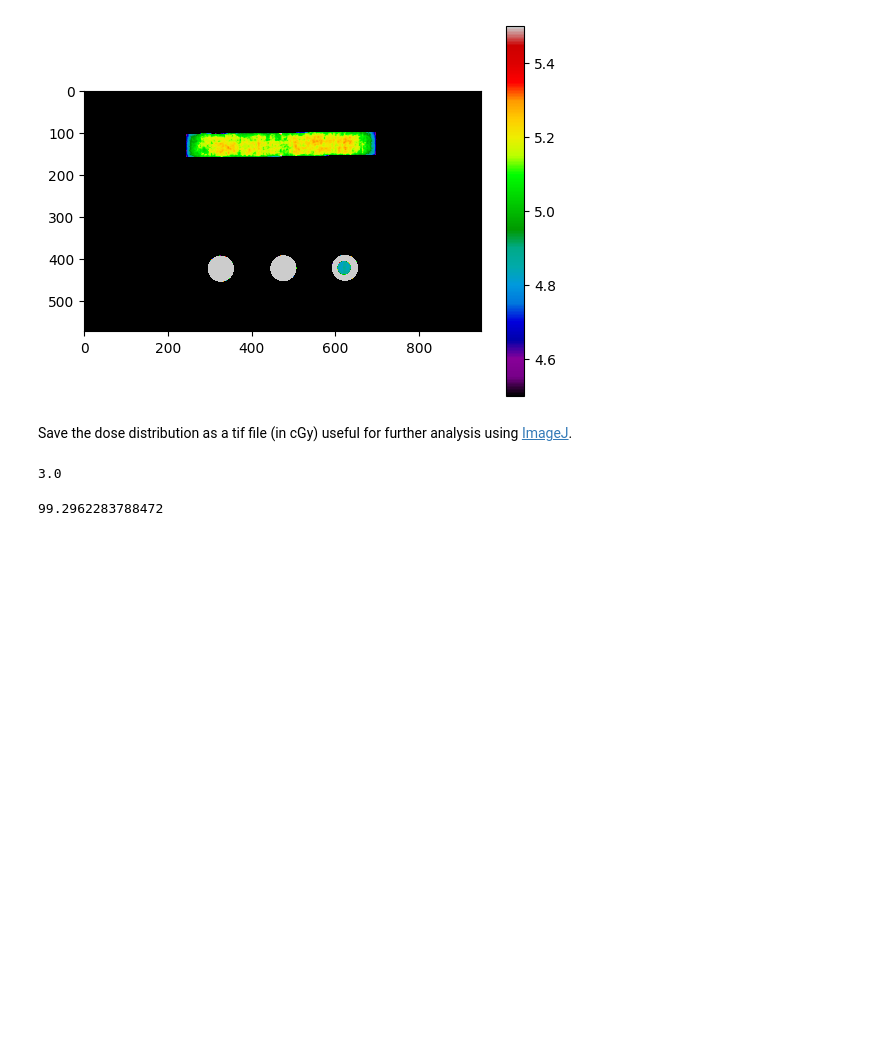
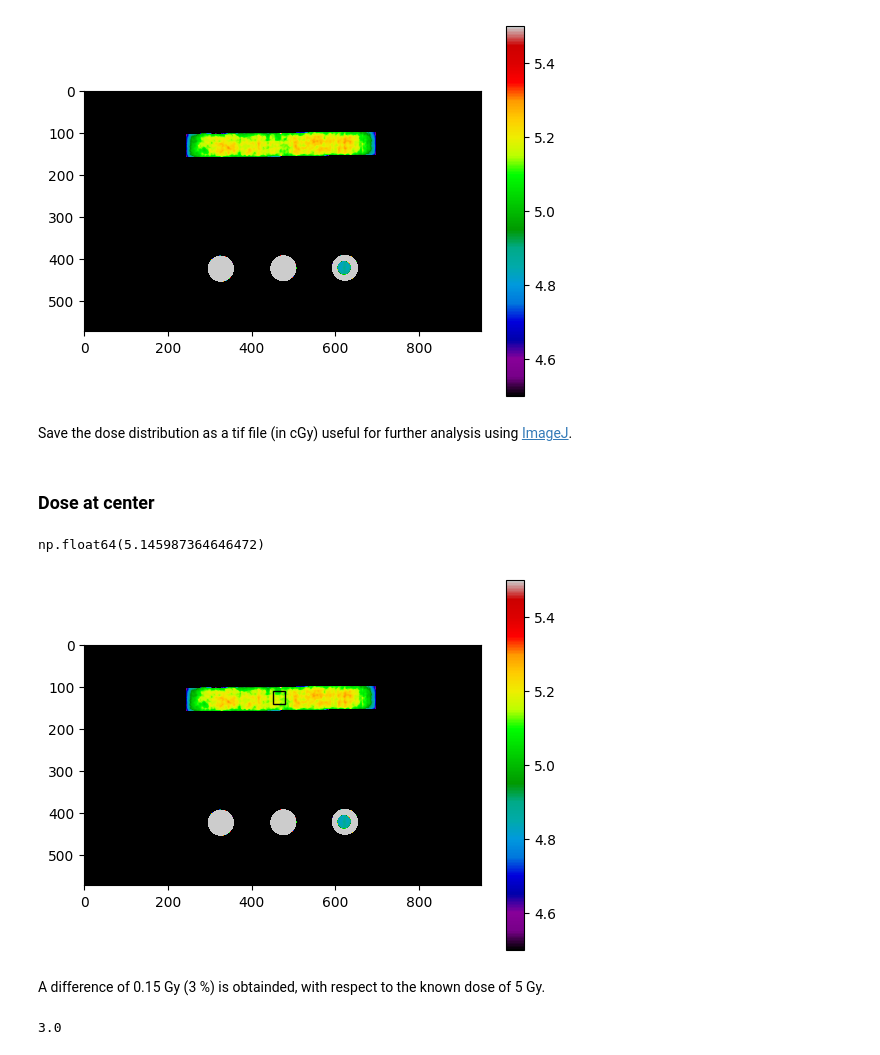
Before and after one commit to LuisOlivaresJ/Dosepy, a Jupyter notebook: docs/Jupyter_Book/film_dosimetry.ipynb, the cells around one changed output. Drawn from its saved outputs; the diff is of its cells as text; code cells hidden in the pictures; blank space fills up the shorter version.

```diff
--- a/docs/Jupyter_Book/film_dosimetry.ipynb
+++ b/docs/Jupyter_Book/film_dosimetry.ipynb
@@ -312,11 +333,23 @@ fig.colorbar(axeI, ax=ax)
 Save the dose distribution as a tif file (in cGy) useful for further analysis using [ImageJ](https://imagej.net/ij/).
 # %%
 dose.save_as_tif("dose_in_tif_file")
-# %%
-0.15/5*100
-# %% [output]
-3.0
-# %%
-40070/40354*100
-# %% [output]
-99.2962283788472
+# %% [markdown]
+### Dose at center
+# %%
+dose_at_center = dose.array[110:140, 450:480]
+np.mean(dose_at_center)
+# %% [output]
+np.float64(5.145987364646472)
+# %%
+roi = plt.Rectangle((450, 110), 30, 30, fill=False)
+ax.add_patch(roi)
+
+fig
+# %% [output]
+[figure, added]
+# %% [markdown]
+A difference of 0.15 Gy (3 %) is obtainded, with respect to the known dose of 5 Gy.
+# %%
+0.15/5*100
+# %% [output]
+3.0
```
Also changed, not shown: parts of 19 cells of this notebook, 1 other file.
